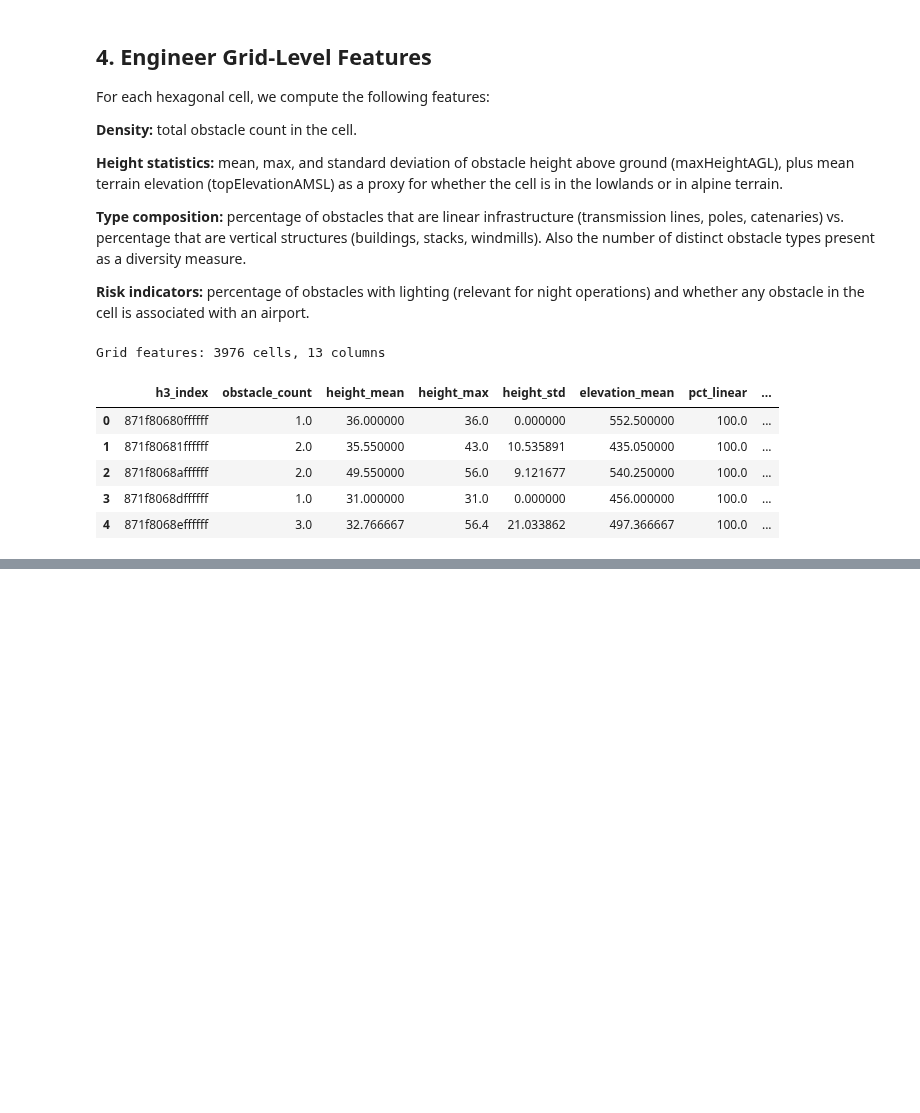
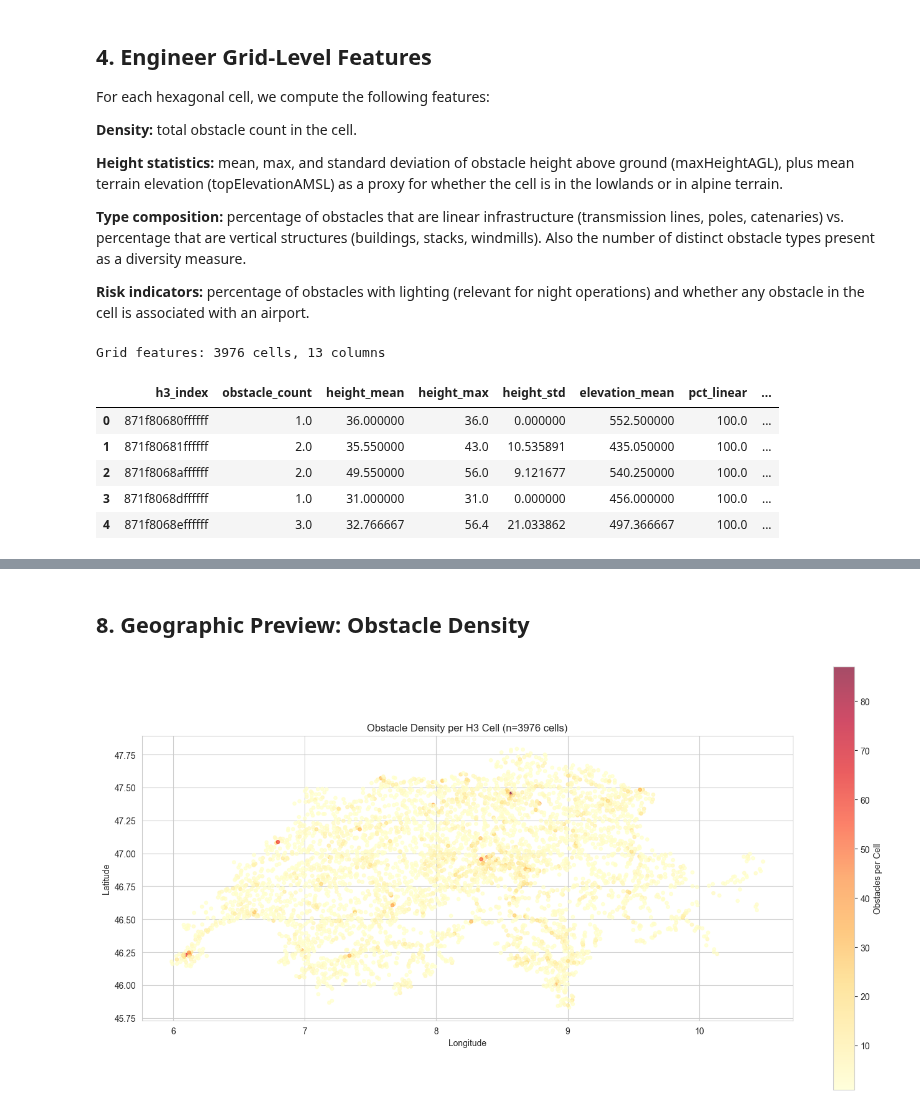
Before and after one commit to maybebool/swiss-airspace-obstacle-profiling, a Jupyter notebook: notebooks/Feature_Engineering.ipynb, the cells around one changed output, grey strips where cells are left out. Cells and saved outputs as stored; diff of their text form; code cells hidden in the pictures; blank space fills up the shorter version.

```diff
--- a/notebooks/Feature_Engineering.ipynb
+++ b/notebooks/Feature_Engineering.ipynb
@@ -134,0 +187,25 @@ Grid features: 3976 cells, 13 columns
+# %% [markdown]
+## 8. Geographic Preview: Obstacle Density
+# %%
+fig, ax = plt.subplots(figsize=(14, 10))
+
+scatter = ax.scatter(
+    grid['longitude'],
+    grid['latitude'],
+    c=grid['obstacle_count'],
+    cmap='YlOrRd',
+    s=15,
+    alpha=0.7
+)
+
+cbar = plt.colorbar(scatter, ax=ax, shrink=0.7)
+cbar.set_label('Obstacles per Cell')
+
+ax.set_xlabel('Longitude')
+ax.set_ylabel('Latitude')
+ax.set_title(f'Obstacle Density per H3 Cell (n={len(grid)} cells)')
+ax.set_aspect('equal')
+plt.tight_layout()
+plt.show()
+# %% [output]
+[figure, added]
```
Also changed, not shown: parts of 12 cells of this notebook, 1 other file.
